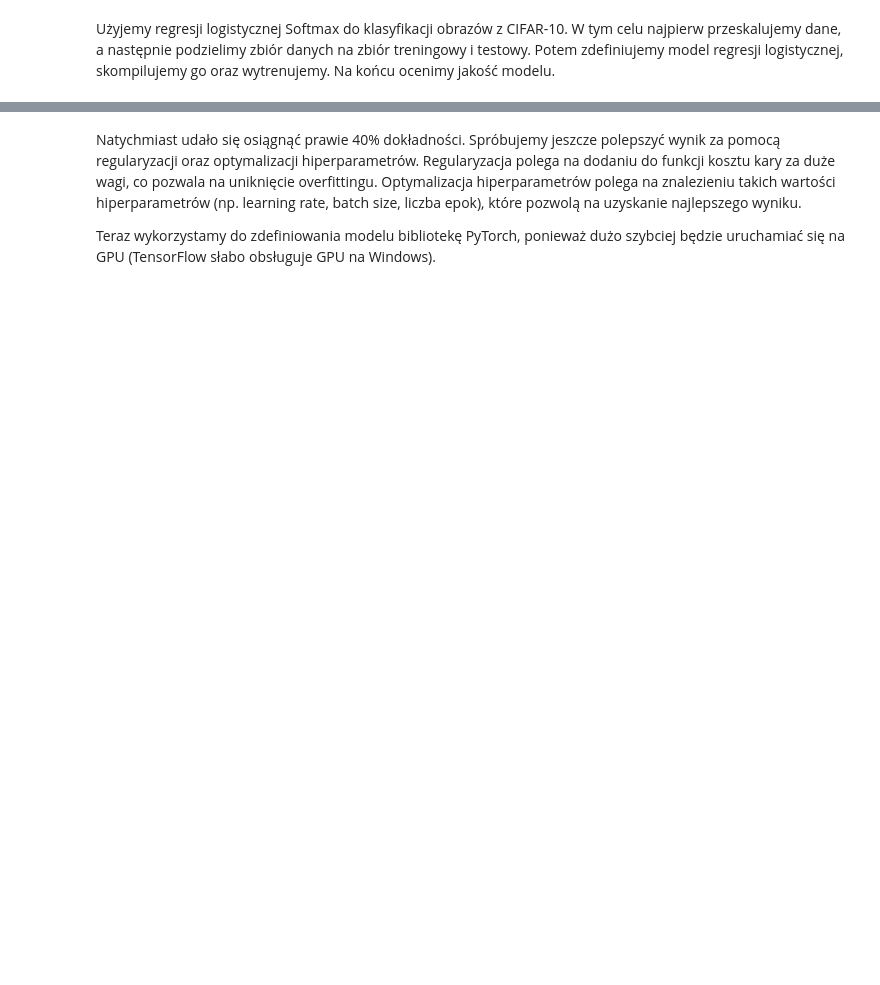
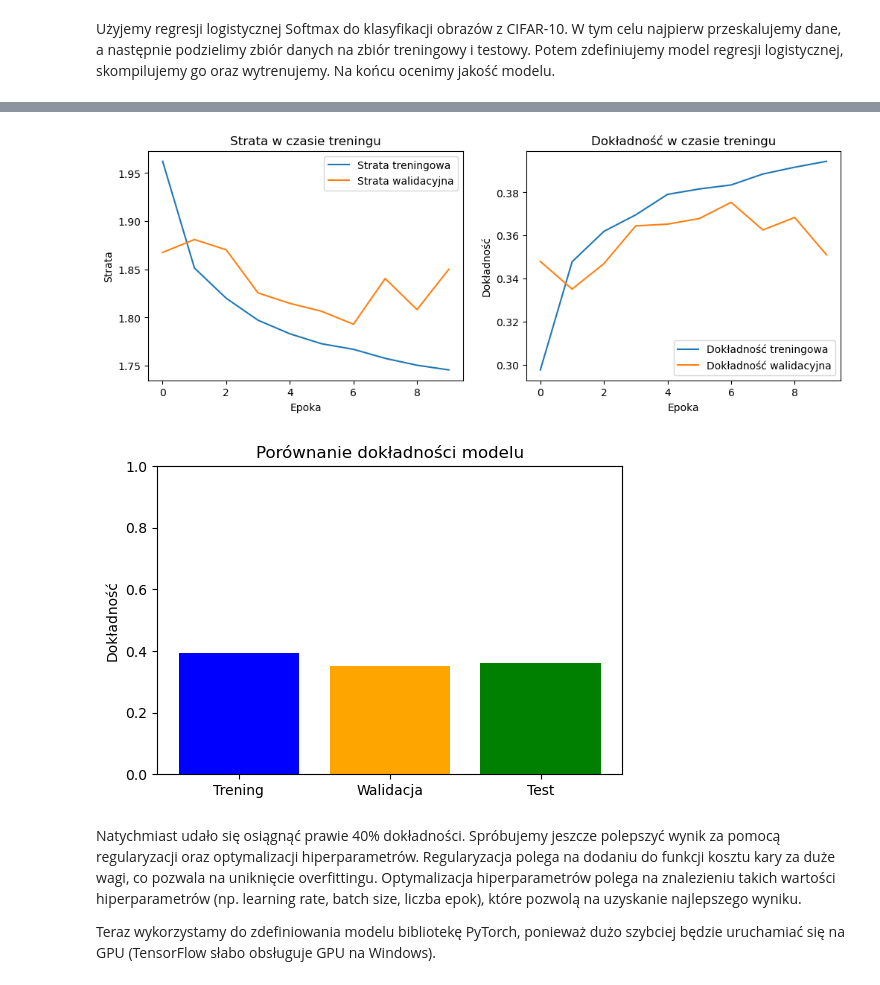
Before and after one commit to ge0rgii/ProjektZespolowy2, a Jupyter notebook: PZ.ipynb, the cells around one changed output, grey strips where cells are left out. Saved outputs shown, nothing was run; the diff lists cells and outputs as text; code cells hidden in the pictures; blank space fills up the shorter version.

```diff
--- a/PZ.ipynb
+++ b/PZ.ipynb
@@ -98,6 +98,7 @@ from tensorflow.keras.models import Sequential
 from tensorflow.keras.layers import Dense, Flatten
 from tensorflow.keras.utils import to_categorical
 from tensorflow.keras.optimizers import SGD
+import matplotlib.pyplot as plt
 
 # Załaduj dane CIFAR-10
 (X_train, y_train), (X_test, y_test) = cifar10.load_data()
@@ -125,5 +126,39 @@ history = model.fit(X_train, y_train, epochs=10, batch_size=32, validation_split
 # Oceń model
 test_loss, test_acc = model.evaluate(X_test, y_test)
 print(f'Test accuracy: {test_acc}')
+
+# Wykresy
+# Wykres straty
+plt.figure(figsize=(12, 4))
+
+plt.subplot(1, 2, 1)
+plt.plot(history.history['loss'], label='Strata treningowa')
+plt.plot(history.history['val_loss'], label='Strata walidacyjna')
+plt.title('Strata w czasie treningu')
+plt.xlabel('Epoka')
+plt.ylabel('Strata')
+plt.legend()
+
+# Wykres dokładności
+plt.subplot(1, 2, 2)
+plt.plot(history.history['accuracy'], label='Dokładność treningowa')
+plt.plot(history.history['val_accuracy'], label='Dokładność walidacyjna')
+plt.title('Dokładność w czasie treningu')
+plt.xlabel('Epoka')
+plt.ylabel('Dokładność')
+plt.legend()
+
+plt.show()
+
+# Wykres porównania dokładności modelu na zbiorze treningowym i testowym
+train_acc = history.history['accuracy'][-1]
+val_acc = history.history['val_accuracy'][-1]
+
+plt.figure(figsize=(6, 4))
+plt.bar(['Trening', 'Walidacja', 'Test'], [train_acc, val_acc, test_acc], color=['blue', 'orange', 'green'])
+plt.title('Porównanie dokładności modelu')
+plt.ylabel('Dokładność')
+plt.ylim(0, 1)
+plt.show()
 # %% [output]
 Epoch 1/10
@@ -146,3 +181,5 @@ Test accuracy: 0.38339999318122864
+[figure, added]
+[figure, added]
 # %% [markdown]
 Natychmiast udało się osiągnąć prawie 40% dokładności. Spróbujemy jeszcze polepszyć wynik za pomocą regularyzacji oraz optymalizacji hiperparametrów. Regularyzacja polega na dodaniu do funkcji kosztu kary za duże wagi, co pozwala na uniknięcie overfittingu. Optymalizacja hiperparametrów polega na znalezieniu takich wartości hiperparametrów (np. learning rate, batch size, liczba epok), które pozwolą na uzyskanie najlepszego wyniku.
 
```
Also changed, not shown: parts of 16 cells of this notebook, 6 other files.
